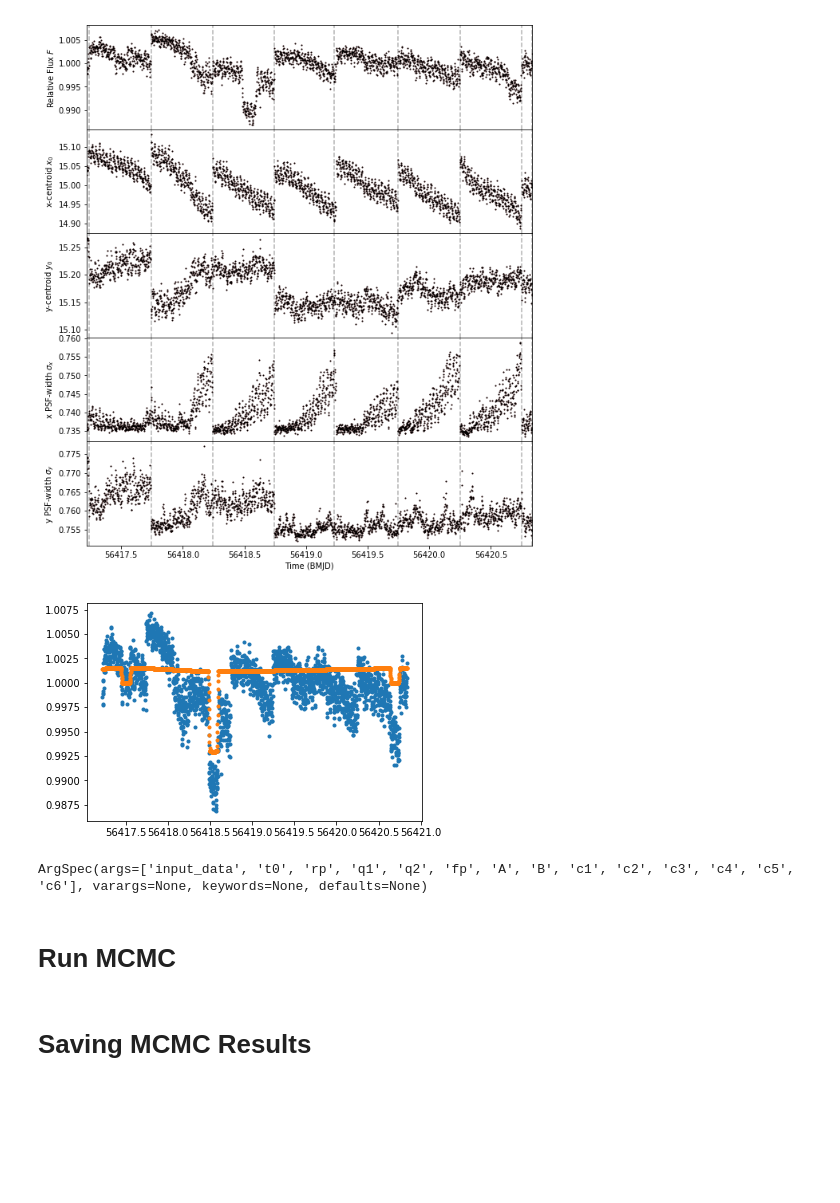
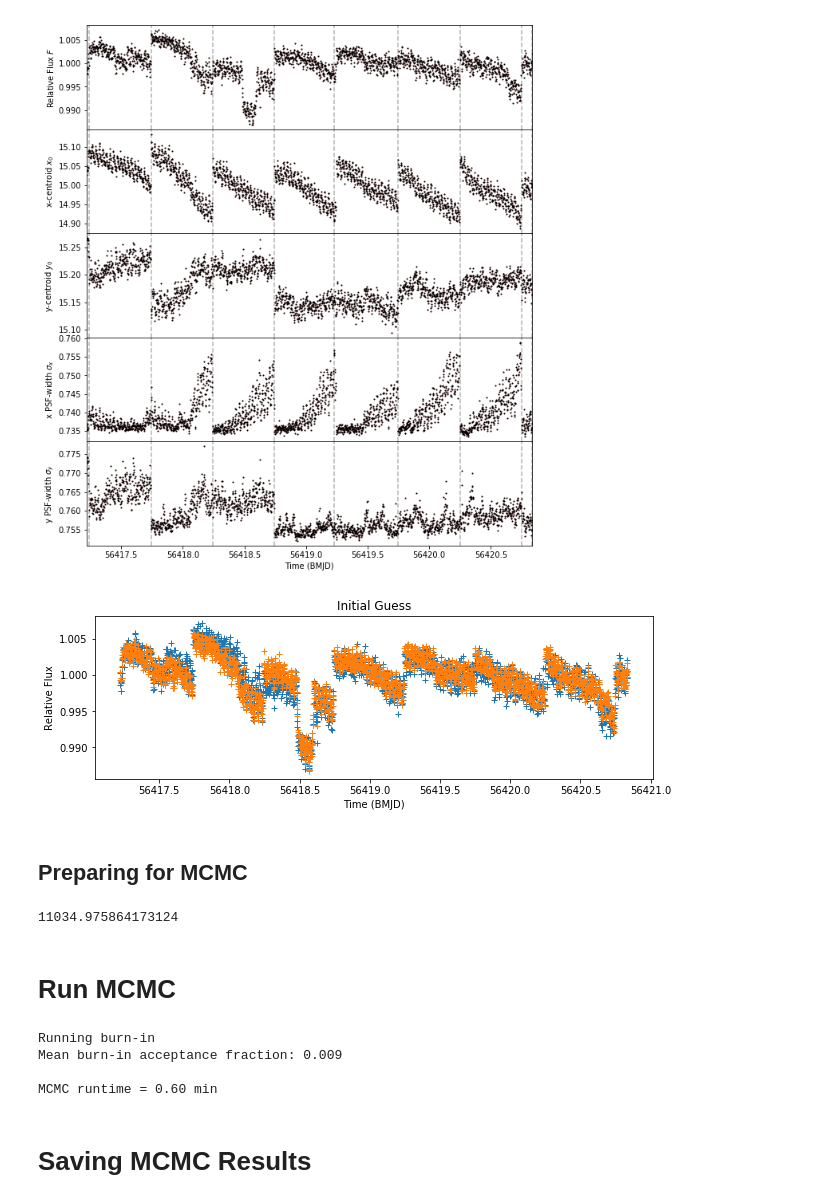
Before and after one commit to lisadang27/SPCA, a Jupyter notebook: notebooks/MCMC_Poly.ipynb, the cells around one changed output. Drawn from its saved outputs; the diff is of its cells as text; code cells hidden in the pictures; blank space fills up the shorter version.

Commit message:
improvements
now run mcmc works!

```diff
--- a/notebooks/MCMC_Poly.ipynb
+++ b/notebooks/MCMC_Poly.ipynb
@@ -268,13 +265,0 @@ plt.show()
-# %%
-signaltest = signalfunc(input_data, *p0[:-1])
-
-plt.figure()
-plt.plot(time, flux, '.')
-plt.plot(time, signaltest, '.')
-plt.show()
-# %% [output]
-[figure, removed]
-# %%
-inspect.getargspec(signalfunc)
-# %% [output]
-ArgSpec(args=['input_data', 't0', 'rp', 'q1', 'q2', 'fp', 'A', 'B', 'c1', 'c2', 'c3', 'c4', 'c5', 'c6'], varargs=None, keywords=None, defaults=None)
@@ -309 +266,53 @@ plt.show()
+# %%
+# determine which parameter we do not need to fit
+dparams = helpers.expand_dparams(dparams, mode)
+
+# get p0
+obj = p0_obj
+p0, p0_labels = helpers.get_p0(p0_names, dparams, p0_obj)
+p0_signal  = p0[:-1]
+
+# make lambda function
+signalfunc = helpers.make_lambdafunc(helpers.signal_poly, dparams, p0_obj)
+
+# making lambda function for phasecurve and detector
+astrofunc = helpers.make_lambdafunc(astro_models.ideal_lightcurve, dparams, p0_obj)
+detecfunc = helpers.make_lambdafunc(helpers.detec_model_poly, dparams, p0_obj)
+
+# make a lnprior laambda function
+lnpriorfunc = helpers.make_lambdafunc(helpers.lnprior, dparams, obj=p0_obj)
+
+# detemining which params in p0 is part of ideal_lightcurve and detec
+p0_detec  = inspect.getargspec(helpers.detec_model_poly).args[1:]
+p0_deval, p0_detec = helpers.get_p0(p0_detec, dparams,p0_obj)
+
+p0_astro  = inspect.getargspec(astro_models.ideal_lightcurve).args[1:-1]
+p0_asval, p0_astro = helpers.get_p0(p0_astro, dparams,p0_obj)
+# %%
+# initial astro model
+astro = astrofunc(time, *p0_asval, mode)
+resid = flux/astro
+
+# get initial guess for detec model
+p0_deval, _ = scipy.optimize.curve_fit(detecfunc, input_dat, resid, p0_deval)
+
+# replace p0 with new detector coefficient values
+for i in range(len(p0_detec)):
+    index = np.where(np.in1d(p0_labels,p0_detec[i]))
+    p0[index] = p0_deval[i]
+    mystr = 'p0_obj.' + p0_detec[i] + '=' + str(p0_deval[i])
+    exec(mystr)
+
+# plot detector initial guess
+init_detec = helpers.detec_model_poly(input_dat, *p0_deval)
+make_plots.plot_detec_syst(time, flux, signalfunc(time, xdata, ydata, mid_x,
+                                                  mid_y, mode, *p0[:-1]))
+# %% [output]
+[figure, added]
+# %% [markdown]
+## Preparing for MCMC
+# %%
+helpers.lnprob(p0, signalfunc, lnpriorfunc, flux, time, xdata, ydata, mid_x, mid_y, mode, lnprior_custom)
+# %% [output]
+11034.975864173124
 # %%
@@ -328,10 +333,19 @@ sampler = emcee.EnsembleSampler(nwalkers, ndim, helpers.lnprob,
 tic = t.clock()
 #Do firstnburn-in to get close to right answer
 print('Running burn-in')
-pos, lnp, _ = sampler.run_mcmc(pos, 2e3)
+pos, lnp, _ = sampler.run_mcmc(pos, 1000)
 print("Mean burn-in acceptance fraction: {0:.3f}\n"
                 .format(np.mean(sampler.acceptance_fraction)))
 sampler.reset()
+
+toc = t.clock()
+
+print('MCMC runtime = %.2f min\n' % ((toc-tic)/60.))
+# %% [output]
+Running burn-in
+Mean burn-in acceptance fraction: 0.009
+
+MCMC runtime = 0.60 min
 # %%
 ##Continue from best spot from last time, and do quick burn-in to get walkers spread out
 print("Running second burn-in")
```
Also changed, not shown: parts of 7 cells of this notebook, 4 other files.
